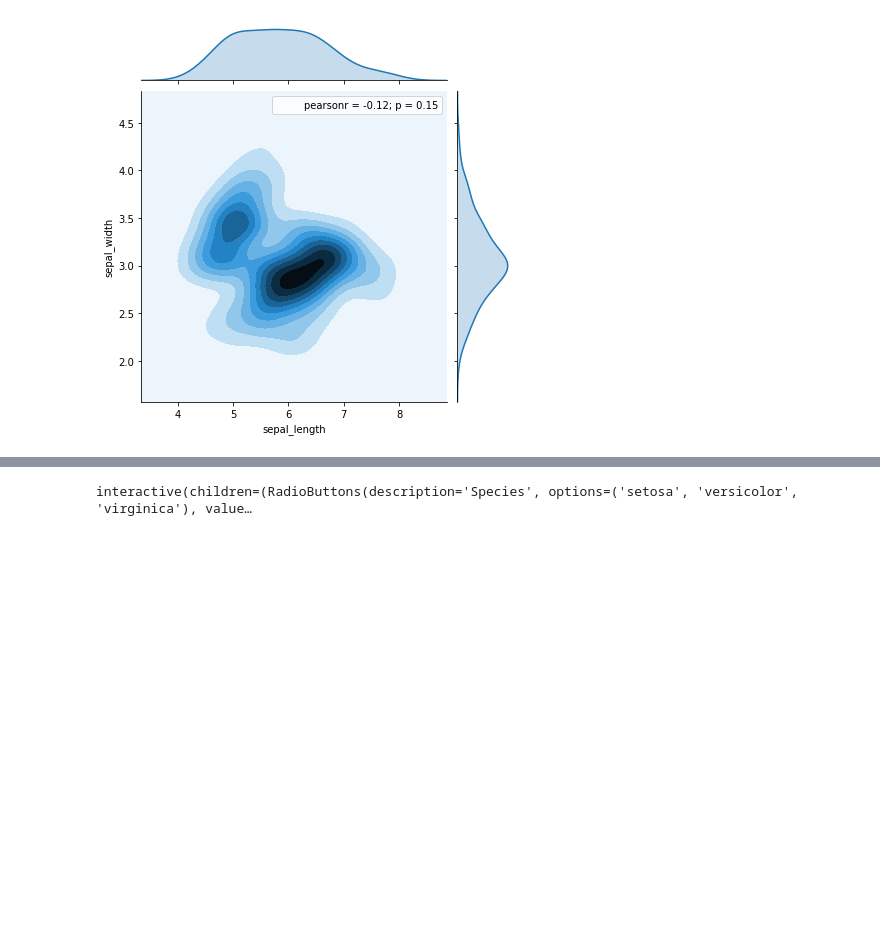
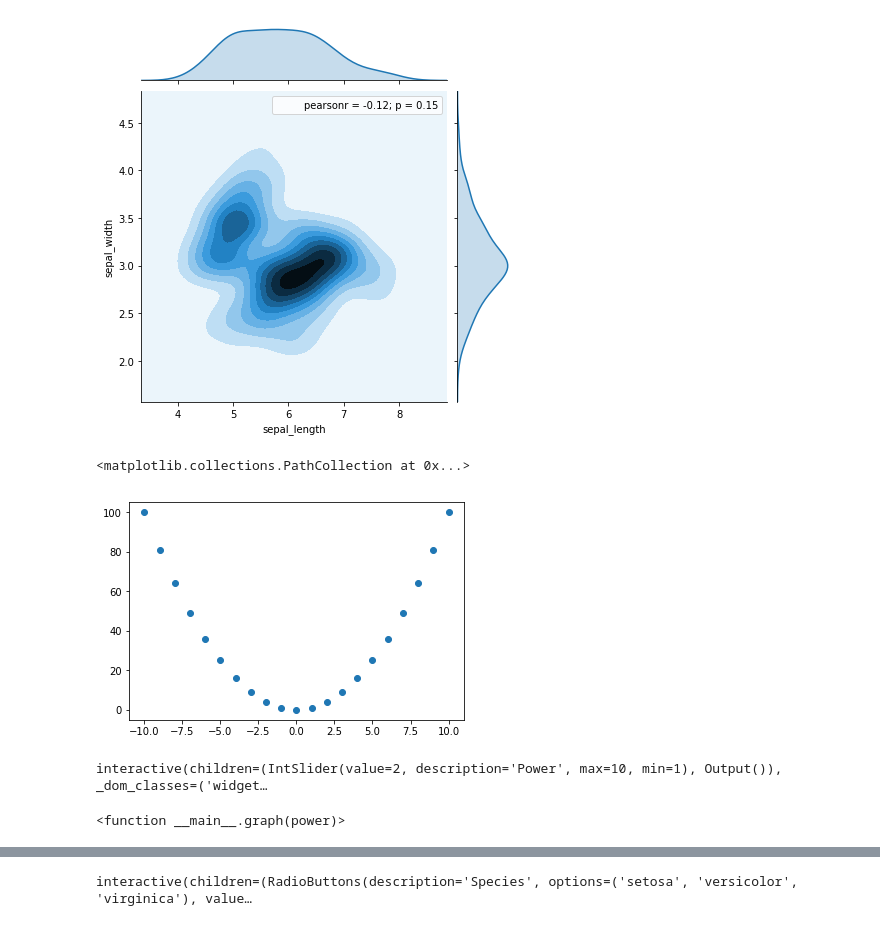
Before and after one commit to Brinkhuis/Cursus, a Jupyter notebook: notebooks/visualization.ipynb, the cells around one changed output, grey strips where cells are left out. Saved outputs shown, nothing was run; the diff lists cells and outputs as text; code cells hidden in the pictures; blank space fills up the shorter version.

```diff
--- a/notebooks/visualization.ipynb
+++ b/notebooks/visualization.ipynb
@@ -42,0 +55,19 @@ sns.jointplot(x='sepal_length', y='sepal_width', data=iris, kind="kde")
+# %%
+x = np.array(range(-10, 11))
+y = x ** 2
+
+plt.scatter(x, y)
+# %% [output]
+<matplotlib.collections.PathCollection at 0x...>
+[figure, added]
+# %%
+x = np.array(range(-20, 21))
+
+def graph(power):
+    y = x**power
+    return plt.scatter(x, y)
+
+interact(graph, power = widgets.IntSlider(value=2, min=1, max=10, description='Power'))
+# %% [output]
+interactive(children=(IntSlider(value=2, description='Power', max=10, min=1), Output()), _dom_classes=('widget…
+<function __main__.graph(power)>
```
Also changed, not shown: parts of 4 cells of this notebook.
